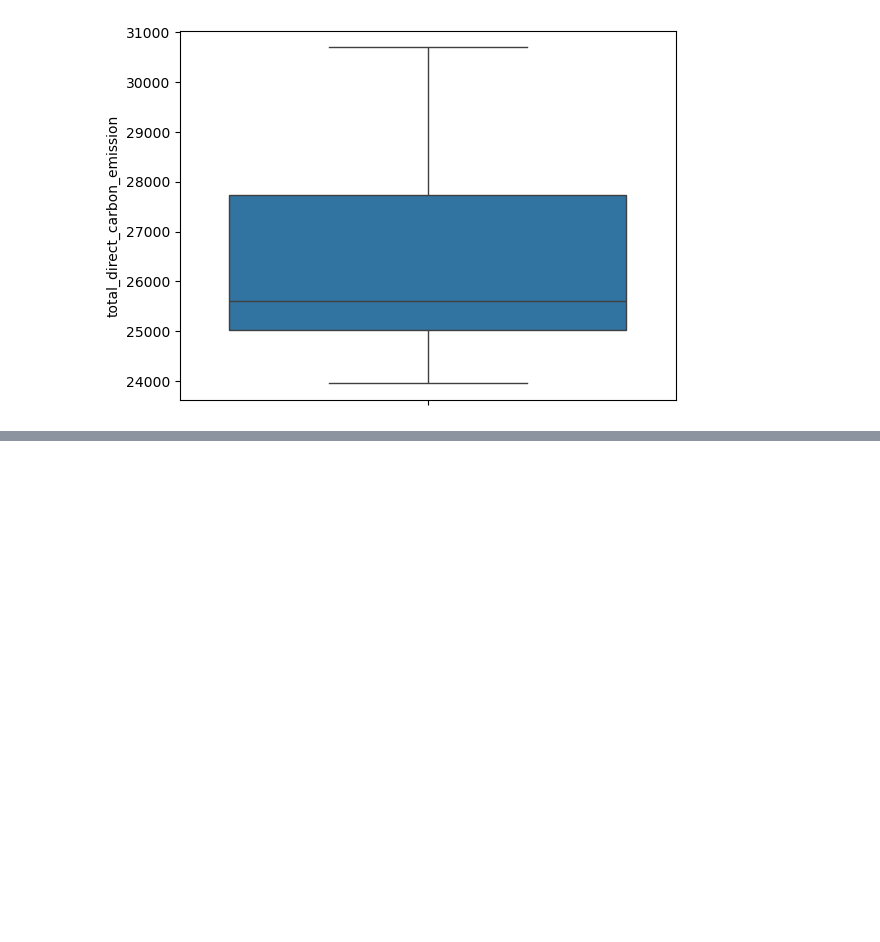
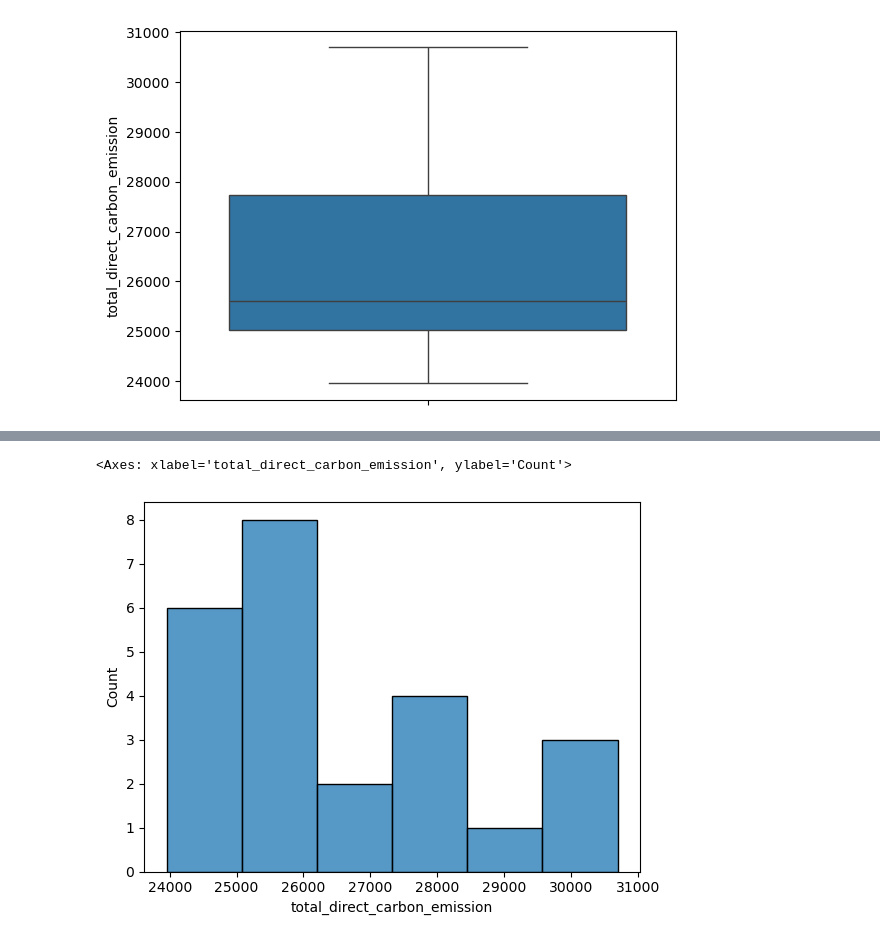
Before and after one commit to montMateus/Estudo_Emissoes-de-Carbono-na-Dinamarca, a Jupyter notebook: denmark/DK_ANALYSIS.ipynb, the cells around one changed output, grey strips where cells are left out. Cells and saved outputs as stored; diff of their text form; code cells hidden in the pictures; blank space fills up the shorter version.

```diff
--- a/denmark/DK_ANALYSIS.ipynb
+++ b/denmark/DK_ANALYSIS.ipynb
@@ -797,0 +802,4 @@ sns.boxplot(dk_hourly_2024.total_direct_carbon_emission)
+# %%
+dk_hourly_2024.reset_index(inplace=True)
+# %%
+dk_hourly_2024.drop('level_0', axis=1, inplace=True)
@@ -797,0 +832,5 @@ sns.boxplot(dk_hourly_2024.total_direct_carbon_emission)
+# %%
+sns.histplot(dk_hourly_2024.total_direct_carbon_emission)
+# %% [output]
+<Axes: xlabel='total_direct_carbon_emission', ylabel='Count'>
+[figure, added]
```
Also changed, not shown: parts of 20 cells of this notebook.
